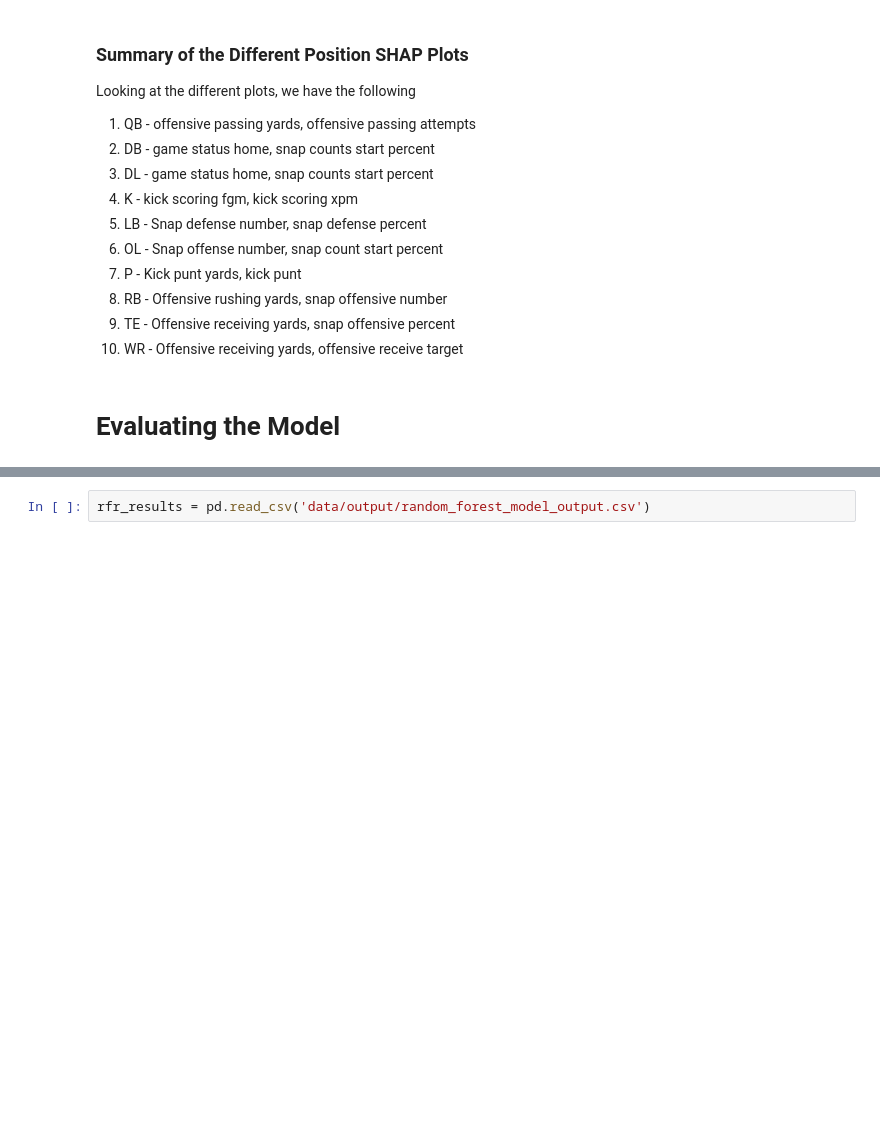
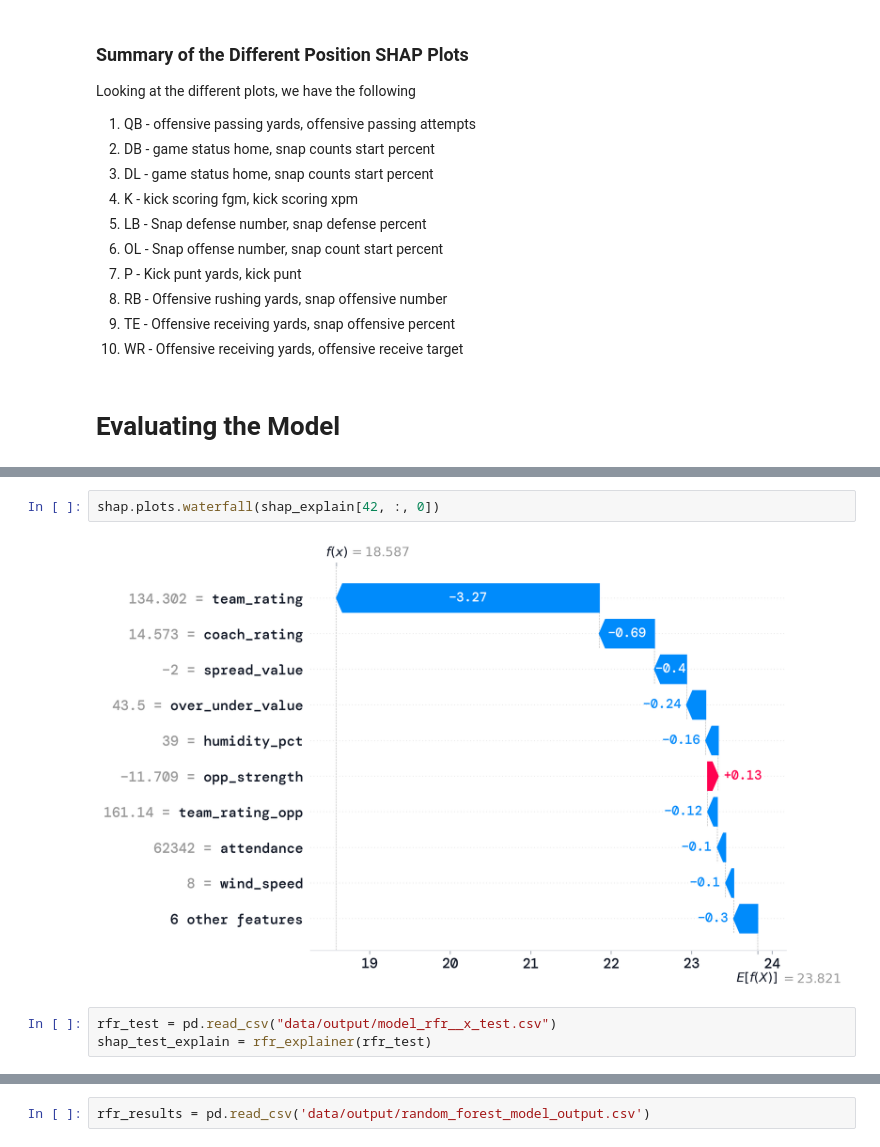
Before and after one commit to brownjrr/nfl_score_prediction, a Jupyter notebook: Model_Evaluation.ipynb, the cells around one changed output, grey strips where cells are left out. Cells and saved outputs as stored; diff of their text form; blank space fills up the shorter version.

```diff
--- a/Model_Evaluation.ipynb
+++ b/Model_Evaluation.ipynb
@@ -125,0 +151,7 @@ rfr_explainer = shap.Explainer(model_rfr.best_estimator_['regressor'])
+# %%
+shap.plots.waterfall(shap_explain[42, :, 0])
+# %% [output]
+[figure, added]
+# %%
+rfr_test = pd.read_csv("data/output/model_rfr__x_test.csv")
+shap_test_explain = rfr_explainer(rfr_test)
```
Also changed, not shown: parts of 24 cells of this notebook, 14 other files.
